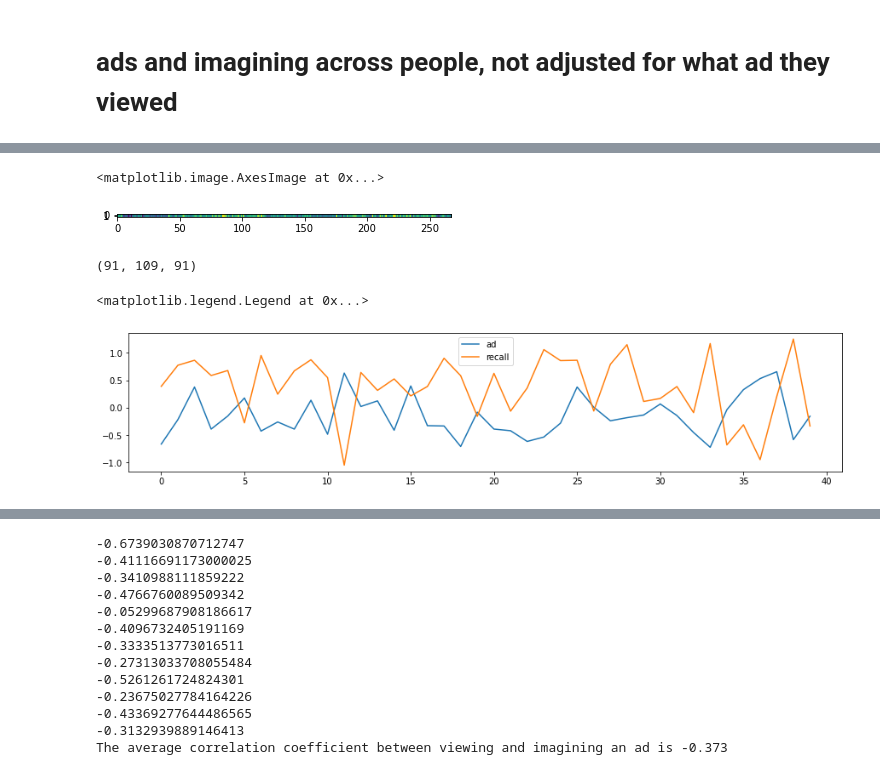
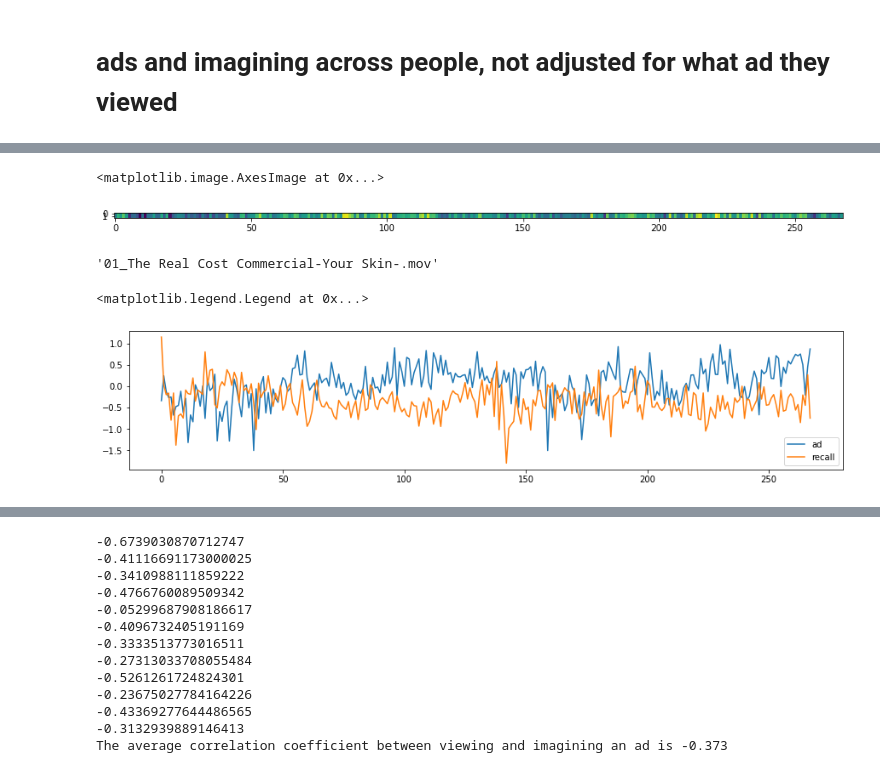
Before and after one commit to shelbywilcox/realcost_memory_isc, a Jupyter notebook: scripts/cmse_analysis_01.ipynb, the cells around one changed output, grey strips where cells are left out. Cells and saved outputs as stored; diff of their text form; code cells hidden in the pictures.

Commit message:
intrasubject correlation analysis, attempting to account for viewing order

```diff
--- a/scripts/cmse_analysis_01.ipynb
+++ b/scripts/cmse_analysis_01.ipynb
@@ -179,14 +138,14 @@ colorlist           = ['blue']
 
 for count in range(1):
     curr_region_dictidx = key_regions[count]
-    print(shen_pauli_aan_dict[curr_region_dictidx])
+    print(shen_dict[curr_region_dictidx])
 
-    all_file       = filepath
+    all_file       = '../data_realcost/masker/shen_2mm_268_parcellation.nii'
     all_img        = nilearn.image.load_img(all_file)
-    all_data       = all_img.get_fdata()
+    cmb_data       = all_img.get_fdata()
 
-    all_data[np.where(all_data!= curr_region_dictidx)] = 0
-    all_new_img    = new_img_like(all_img, all_data.astype(int))
+    cmb_data[np.where(cmb_data!= curr_region_dictidx)] = 0
+    all_new_img    = new_img_like(all_img, cmb_data.astype(int))
 
     current_title  = key_regions_label[count]
     display = plotting.plot_glass_brain(None,
@@ -258,13 +240,9 @@ plt.plot(view_ad_1[0,:], color='blue')
 # %%
+plt.figure(figsize = (15,3))
 plt.imshow(np.stack((view_ad_1[0,:], view_ad_1[0,:])))
 # %% [output]
 <matplotlib.image.AxesImage at 0x...>
-[figure, old version]
+[figure, new version]
-# %%
-res= all_data[0, onsets_view[0]: (onsets_view[0]+view_length), :]
-all_data.shape
-# %% [output]
-(91, 109, 91)
 # %%
 imagine_ad_1 = np.mean(all_data[:, onsets_imagine[0]: (onsets_imagine[0]+imagine_length), :], axis = 1)
 imagine_ad_2 = np.mean(all_data[:, onsets_imagine[1]: (onsets_imagine[1]+imagine_length), :], axis = 1)
@@ -281,9 +273,25 @@ imagine_ad_12 = np.mean(all_data[:, onsets_imagine[11]: (onsets_imagine[11]+imag
+# %%
+import pandas as pd
+
+def read_onsets(curr_subject):
+    df = pd.read_csv('../data_realcost/onsets/Onsets_RealCost_View_' + curr_subject + '.csv', encoding="ISO-8859-1")
+    return df
+
+onset_PSA003 = read_onsets('PSA003')
+
+np.where(onset_PSA003['PSA'] == '01_The Real Cost Commercial-Your Skin-.mov')
+onset_PSA003['PSA']
+
+#find where each video for each participant is in onsets
+#then account for imagine is that spot +1, be sure to keep this together so if view_ad_1 = 10, imagine_ad_1 = 11
+# %% [output]
+'01_The Real Cost Commercial-Your Skin-.mov'
 # %%
 plt.figure(figsize = (15,3))
-plt.plot(view_ad_1[:,90], label="ad")
-plt.plot(imagine_ad_1[:,90],label="recall")
+plt.plot(avg_ad_1_intra, label="ad")
+plt.plot(avg_imagine_1_intra,label="recall")
 plt.legend(loc=0)
 #np.corrcoef(view_ad_1, imagine_ad_1)
 # %% [output]
 <matplotlib.legend.Legend at 0x...>
-[figure, old version]
+[figure, new version]
```
Also changed, not shown: parts of 15 cells of this notebook.
